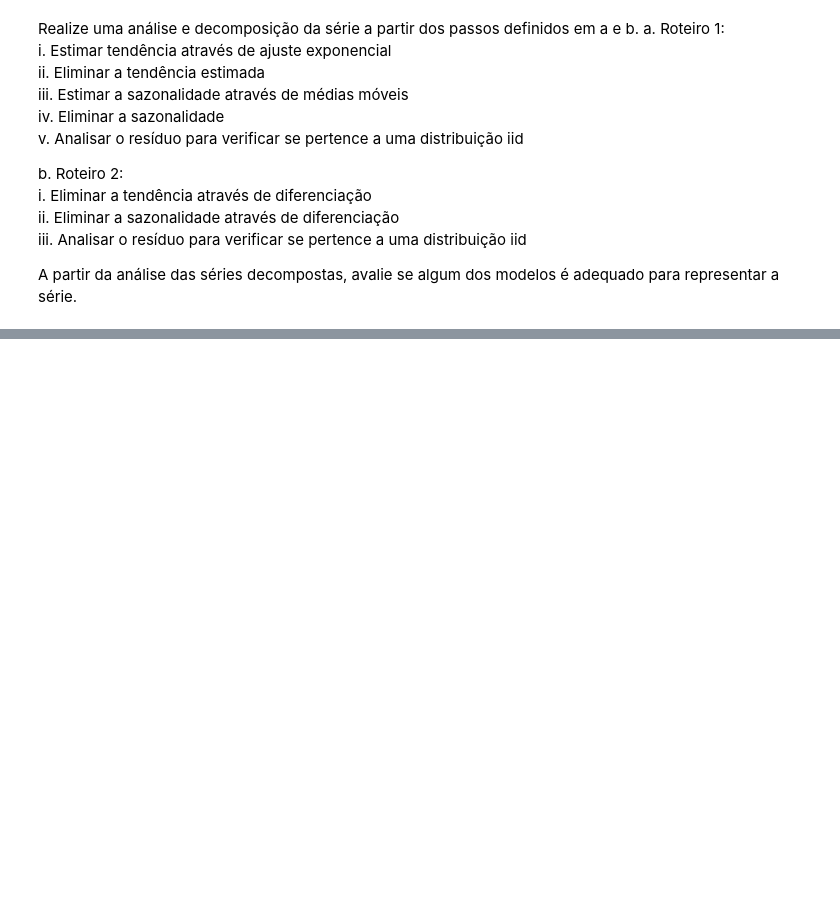
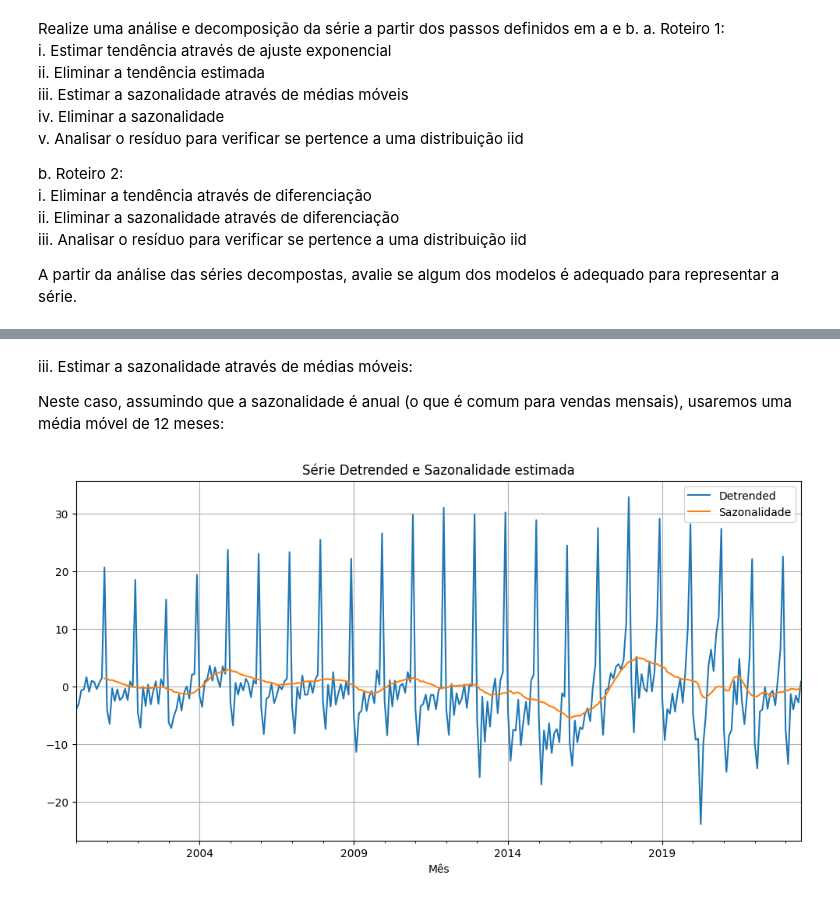
Before and after one commit to alexandrefortes/series-temporais, a Jupyter notebook: Lista de Exercicios 02.ipynb, the cells around one changed output, grey strips where cells are left out. Cells and saved outputs as stored; diff of their text form; code cells hidden in the pictures; blank space fills up the shorter version.

```diff
--- a/Lista de Exercicios 02.ipynb
+++ b/Lista de Exercicios 02.ipynb
@@ -46,0 +74,15 @@ NameError: name 'df' is not defined
+# %% [markdown]
+iii. Estimar a sazonalidade através de médias móveis:
+
+Neste caso, assumindo que a sazonalidade é anual (o que é comum para vendas mensais), usaremos uma média móvel de 12 meses:
+# %%
+df['seasonality'] = df['detrended'].rolling(window=12).mean()
+
+df['detrended'].plot(figsize=(12,6))
+df['seasonality'].plot()
+plt.title("Série Detrended e Sazonalidade estimada")
+plt.legend(['Detrended', 'Sazonalidade'])
+plt.grid(True)
+plt.show()
+# %% [output]
+[figure, added]
```
Also changed, not shown: parts of 16 cells of this notebook.
